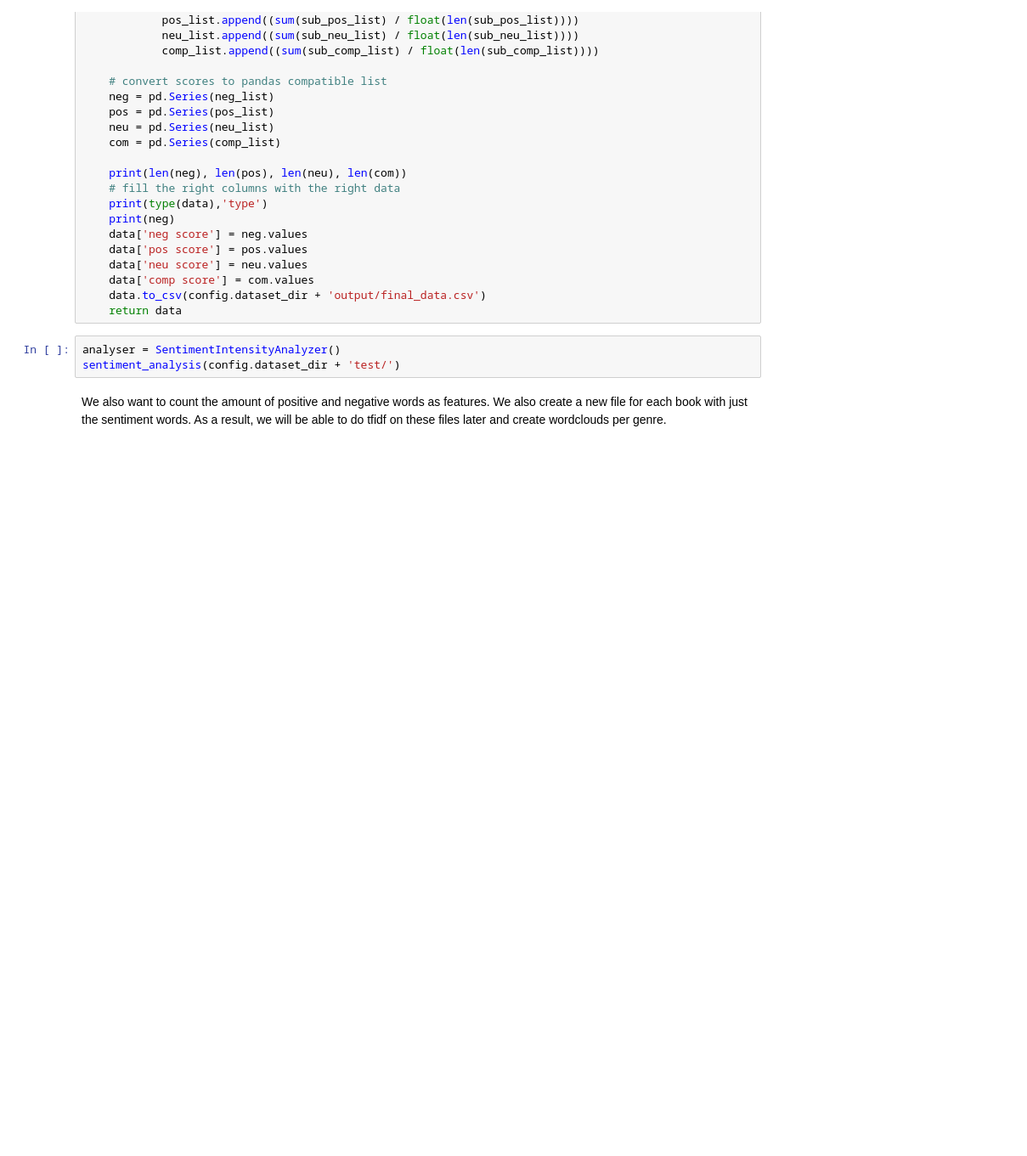
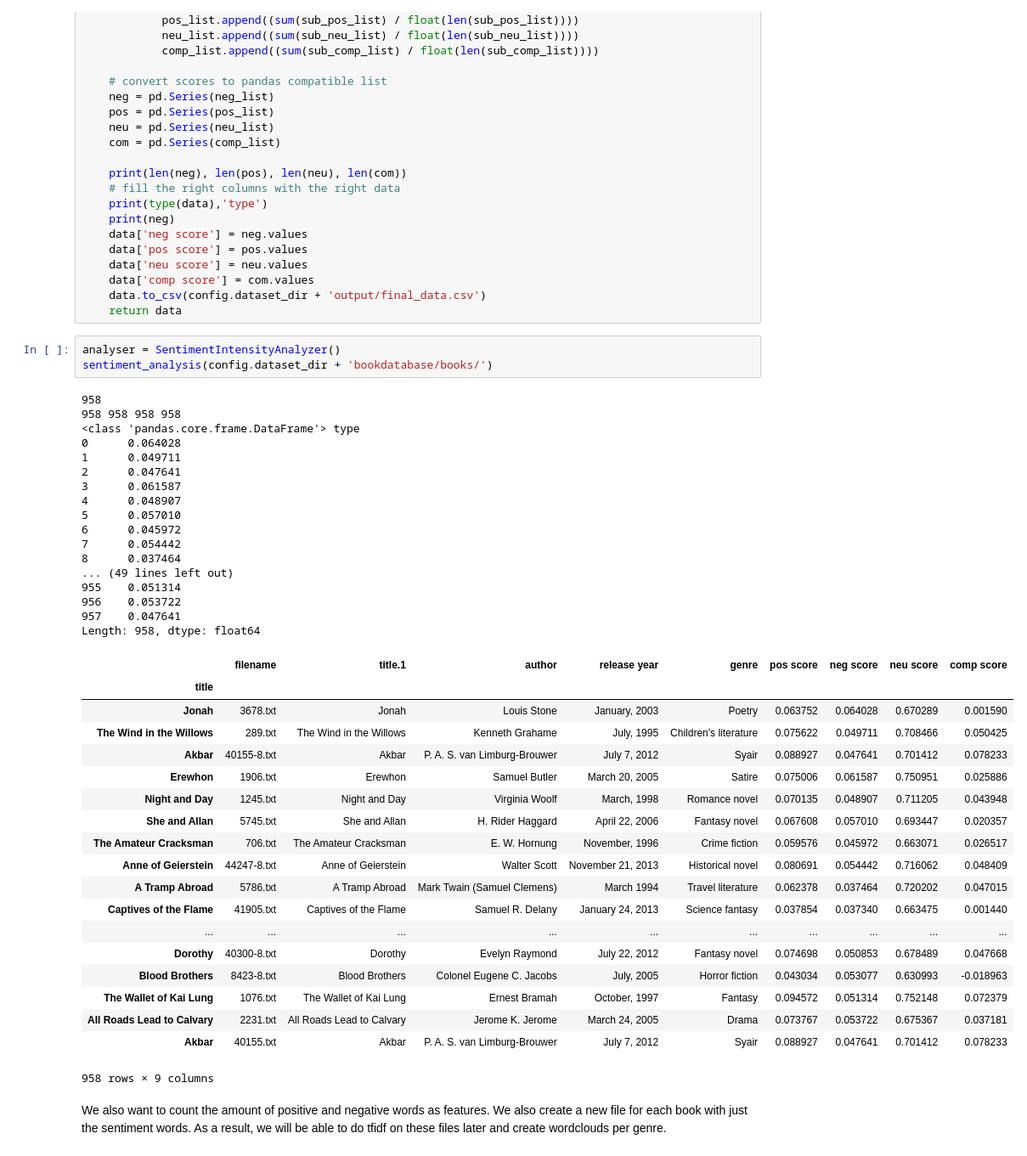
Before and after one commit to voschezang/book-genre-prediction, a Jupyter notebook: src/SentimentAnalysis.ipynb, the cells around one changed output. Shown: that part at 85% size. Saved outputs shown, nothing was run; the diff lists cells and outputs as text; blank space fills up the shorter version.

```diff
--- a/src/SentimentAnalysis.ipynb
+++ b/src/SentimentAnalysis.ipynb
@@ -90,7 +92,44 @@ def sentiment_analysis(directory):
     return data
 # %%
 analyser = SentimentIntensityAnalyzer()
-sentiment_analysis(config.dataset_dir + 'test/')
+sentiment_analysis(config.dataset_dir + 'bookdatabase/books/')
+# %% [output]
+958
+958 958 958 958
+<class 'pandas.core.frame.DataFrame'> type
+0      0.064028
+1      0.049711
+2      0.047641
+3      0.061587
+4      0.048907
+5      0.057010
+6      0.045972
+7      0.054442
+8      0.037464
+... (49 lines left out)
+955    0.051314
+956    0.053722
+957    0.047641
+Length: 958, dtype: float64
+|  | filename | title.1 | author | release year | genre | pos score | neg score | neu score | comp score |
+| title |  |  |  |  |  |  |  |  |  |
+| Jonah | 3678.txt | Jonah | Louis Stone | January, 2003 | Poetry | 0.063752 | 0.064028 | 0.670289 | 0.001590 |
+| The Wind in the Willows | 289.txt | The Wind in the Willows | Kenneth Grahame | July, 1995 | Children's literature | 0.075622 | 0.049711 | 0.708466 | 0.050425 |
+| Akbar | 40155-8.txt | Akbar | P. A. S. van Limburg-Brouwer | July 7, 2012 | Syair | 0.088927 | 0.047641 | 0.701412 | 0.078233 |
+| Erewhon | 1906.txt | Erewhon | Samuel Butler | March 20, 2005 | Satire | 0.075006 | 0.061587 | 0.750951 | 0.025886 |
+| Night and Day | 1245.txt | Night and Day | Virginia Woolf | March, 1998 | Romance novel | 0.070135 | 0.048907 | 0.711205 | 0.043948 |
+| She and Allan | 5745.txt | She and Allan | H. Rider Haggard | April 22, 2006 | Fantasy novel | 0.067608 | 0.057010 | 0.693447 | 0.020357 |
+| The Amateur Cracksman | 706.txt | The Amateur Cracksman | E. W. Hornung | November, 1996 | Crime fiction | 0.059576 | 0.045972 | 0.663071 | 0.026517 |
+| Anne of Geierstein | 44247-8.txt | Anne of Geierstein | Walter Scott | November 21, 2013 | Historical novel | 0.080691 | 0.054442 | 0.716062 | 0.048409 |
+| A Tramp Abroad | 5786.txt | A Tramp Abroad | Mark Twain (Samuel Clemens) | March 1994 | Travel literature | 0.062378 | 0.037464 | 0.720202 | 0.047015 |
+| Captives of the Flame | 41905.txt | Captives of the Flame | Samuel R. Delany | January 24, 2013 | Science fantasy | 0.037854 | 0.037340 | 0.663475 | 0.001440 |
+| ... | ... | ... | ... | ... | ... | ... | ... | ... | ... |
+| Dorothy | 40300-8.txt | Dorothy | Evelyn Raymond | July 22, 2012 | Fantasy novel | 0.074698 | 0.050853 | 0.678489 | 0.047668 |
+| Blood Brothers | 8423-8.txt | Blood Brothers | Colonel Eugene C. Jacobs | July, 2005 | Horror fiction | 0.043034 | 0.053077 | 0.630993 | -0.018963 |
+| The Wallet of Kai Lung | 1076.txt | The Wallet of Kai Lung | Ernest Bramah | October, 1997 | Fantasy | 0.094572 | 0.051314 | 0.752148 | 0.072379 |
+| All Roads Lead to Calvary | 2231.txt | All Roads Lead to Calvary | Jerome K. Jerome | March 24, 2005 | Drama | 0.073767 | 0.053722 | 0.675367 | 0.037181 |
+| Akbar | 40155.txt | Akbar | P. A. S. van Limburg-Brouwer | July 7, 2012 | Syair | 0.088927 | 0.047641 | 0.701412 | 0.078233 |
+958 rows × 9 columns
 # %% [markdown]
 We also want to count the amount of positive and negative words as features. We also create a new file for each book with just the sentiment words. As a result, we will be able to do tfidf on these files later and create wordclouds per genre.
 # %%
```
Also changed, not shown: parts of 3 cells of this notebook, 4 other files.
